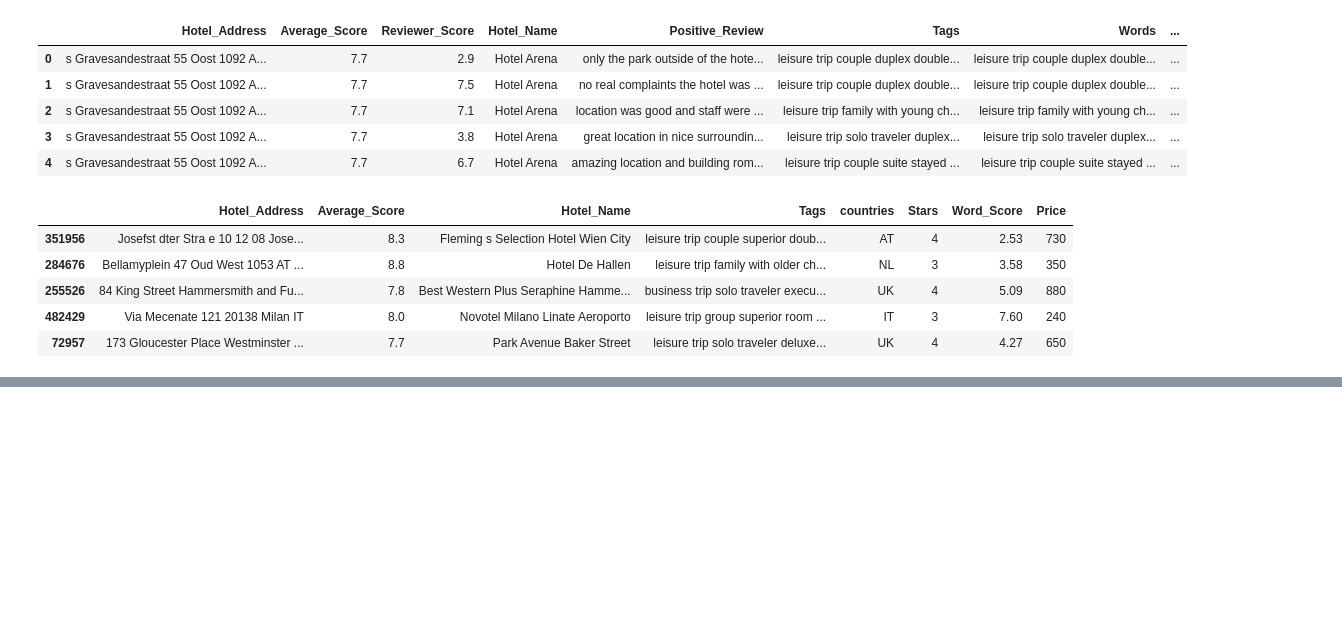
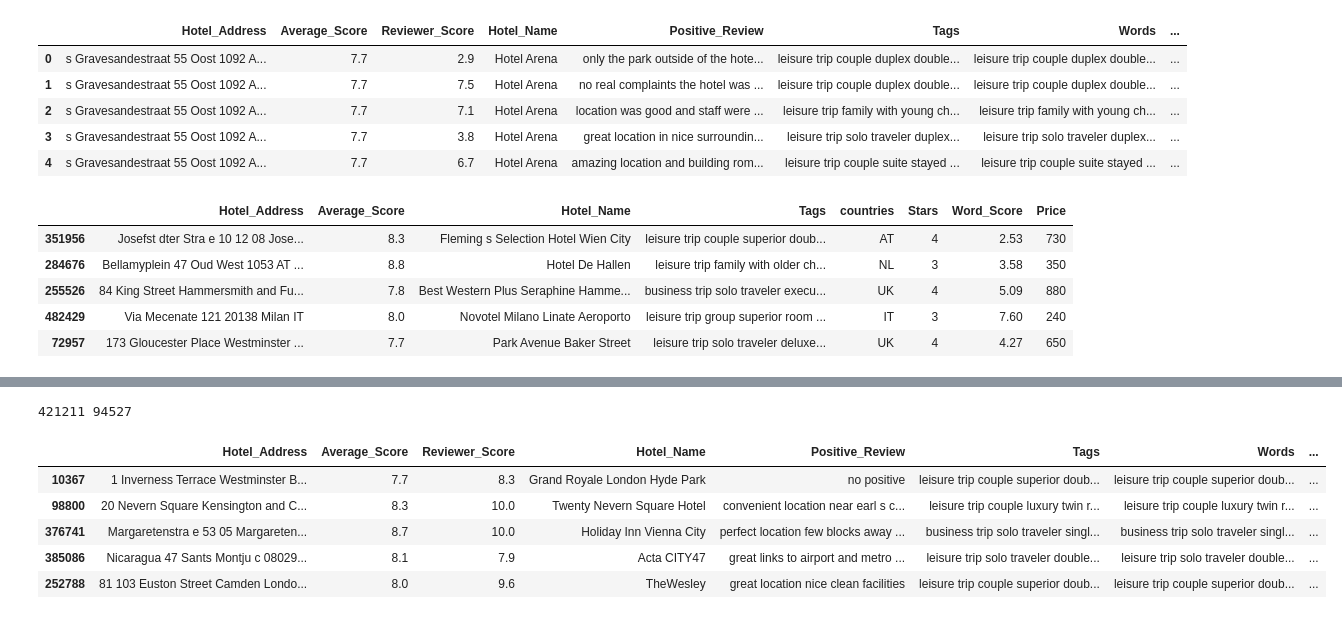
Before and after one commit to AvirupRay/Hotel-Recommendations-Based-on-Customer-Feedback, a Jupyter notebook: server_side/newFeatures.ipynb, the cells around one changed output, grey strips where cells are left out. Drawn from its saved outputs; the diff is of its cells as text; code cells hidden in the pictures; blank space fills up the shorter version.

```diff
--- a/server_side/newFeatures.ipynb
+++ b/server_side/newFeatures.ipynb
@@ -265,0 +323,4 @@ leisure trip family young child deluxe twin room stayed 1 night submitted mobile
+# %%
+import pandas as pd
+
+df=pd.read_csv("Hotel_Reviews.csv")
@@ -265,0 +332,4 @@ leisure trip family young child deluxe twin room stayed 1 night submitted mobile
+# %%
+hotelData["ReviewDate"]=df['Review_Date']
+# %%
+hotelData['ReviewDate']=pd.to_datetime(hotelData['ReviewDate'])
@@ -265,0 +467,6 @@ leisure trip family young child deluxe twin room stayed 1 night submitted mobile
+# %%
+oldestDate=hotelData['ReviewDate'].min()
+newestDate=hotelData['ReviewDate'].max()
+print(oldestDate)
+print(newestDate)
+hotelData['isRecent']=(hotelData['ReviewDate'].dt.year==2016) | (hotelData['ReviewDate'].dt.year==2017)
@@ -265,0 +476,15 @@ leisure trip family young child deluxe twin room stayed 1 night submitted mobile
+# %%
+t=hotelData['isRecent'].sum()
+f=len(hotelData)-t
+print(t,f)
+# %% [output]
+421211 94527
+# %%
+hotelData.sample(5)
+# %% [output]
+|  | Hotel_Address | Average_Score | Reviewer_Score | Hotel_Name | Positive_Review | Tags | Words | ... |
+| 10367 | 1 Inverness Terrace Westminster B... | 7.7 | 8.3 | Grand Royale London Hyde Park | no positive | leisure trip couple superior doub... | leisure trip couple superior doub... | ... |
+| 98800 | 20 Nevern Square Kensington and C... | 8.3 | 10.0 | Twenty Nevern Square Hotel | convenient location near earl s c... | leisure trip couple luxury twin r... | leisure trip couple luxury twin r... | ... |
+| 376741 | Margaretenstra e 53 05 Margareten... | 8.7 | 10.0 | Holiday Inn Vienna City | perfect location few blocks away ... | business trip solo traveler singl... | business trip solo traveler singl... | ... |
+| 385086 | Nicaragua 47 Sants Montju c 08029... | 8.1 | 7.9 | Acta CITY47 | great links to airport and metro ... | leisure trip solo traveler double... | leisure trip solo traveler double... | ... |
+| 252788 | 81 103 Euston Street Camden Londo... | 8.0 | 9.6 | TheWesley | great location nice clean facilities | leisure trip couple superior doub... | leisure trip couple superior doub... | ... |
```
Also changed, not shown: parts of 26 cells of this notebook, 4 other files.
